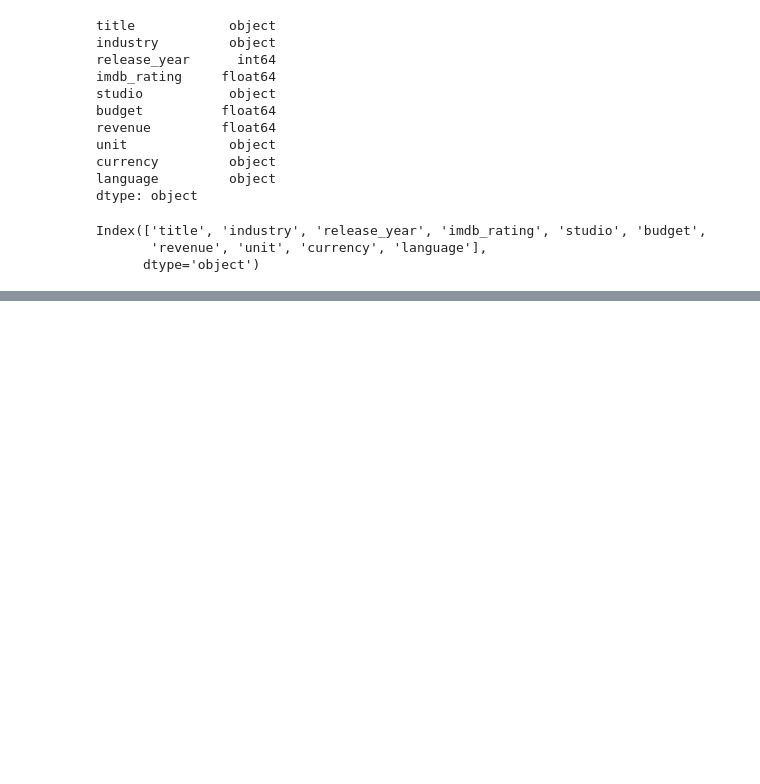
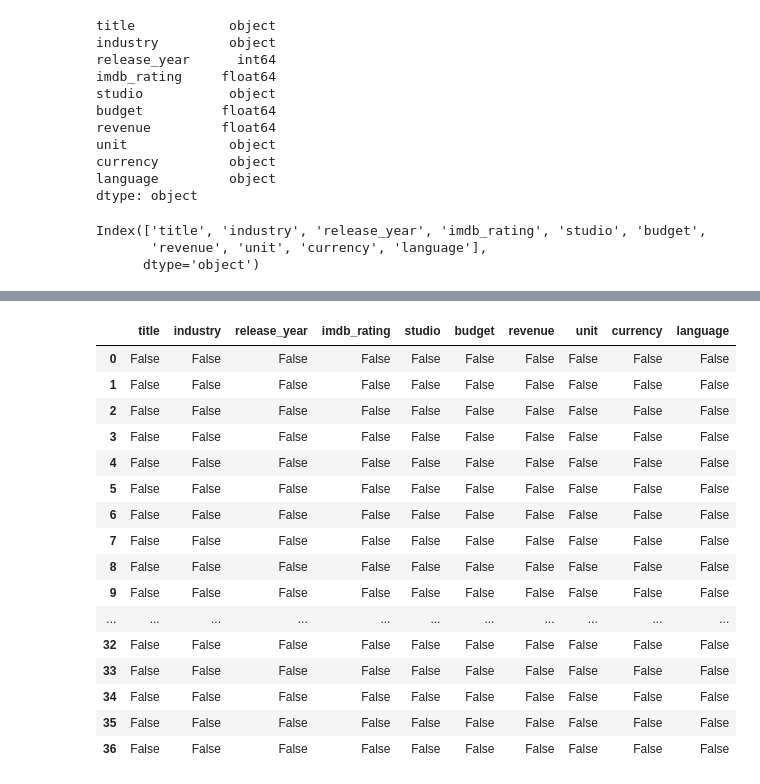
Before and after one commit to redwanhasan07208212/python-basic, a Jupyter notebook: Class-6/pandasPractice.ipynb, the cells around one changed output, grey strips where cells are left out. Drawn from its saved outputs; the diff is of its cells as text; code cells hidden in the pictures; blank space fills up the shorter version.

```diff
--- a/Class-6/pandasPractice.ipynb
+++ b/Class-6/pandasPractice.ipynb
@@ -109,0 +156,20 @@ Index(['title', 'industry', 'release_year', 'imdb_rating', 'studio', 'budget',
+# %%
+df.isnull()
+# %% [output]
+|  | title | industry | release_year | imdb_rating | studio | budget | revenue | unit | currency | language |
+| 0 | False | False | False | False | False | False | False | False | False | False |
+| 1 | False | False | False | False | False | False | False | False | False | False |
+| 2 | False | False | False | False | False | False | False | False | False | False |
+| 3 | False | False | False | False | False | False | False | False | False | False |
+| 4 | False | False | False | False | False | False | False | False | False | False |
+| 5 | False | False | False | False | False | False | False | False | False | False |
+| 6 | False | False | False | False | False | False | False | False | False | False |
+| 7 | False | False | False | False | False | False | False | False | False | False |
+| 8 | False | False | False | False | False | False | False | False | False | False |
+| 9 | False | False | False | False | False | False | False | False | False | False |
+| ... | ... | ... | ... | ... | ... | ... | ... | ... | ... | ... |
+| 32 | False | False | False | False | False | False | False | False | False | False |
+| 33 | False | False | False | False | False | False | False | False | False | False |
+| 34 | False | False | False | False | False | False | False | False | False | False |
+| 35 | False | False | False | False | False | False | False | False | False | False |
+| 36 | False | False | False | False | False | False | False | False | False | False |
```
Also changed, not shown: parts of 34 cells of this notebook, 9 other files.
